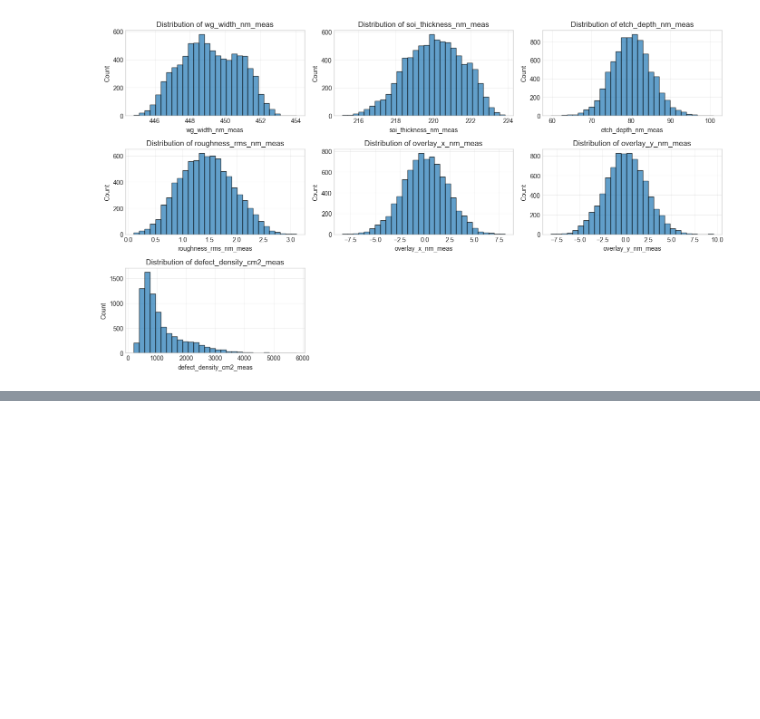
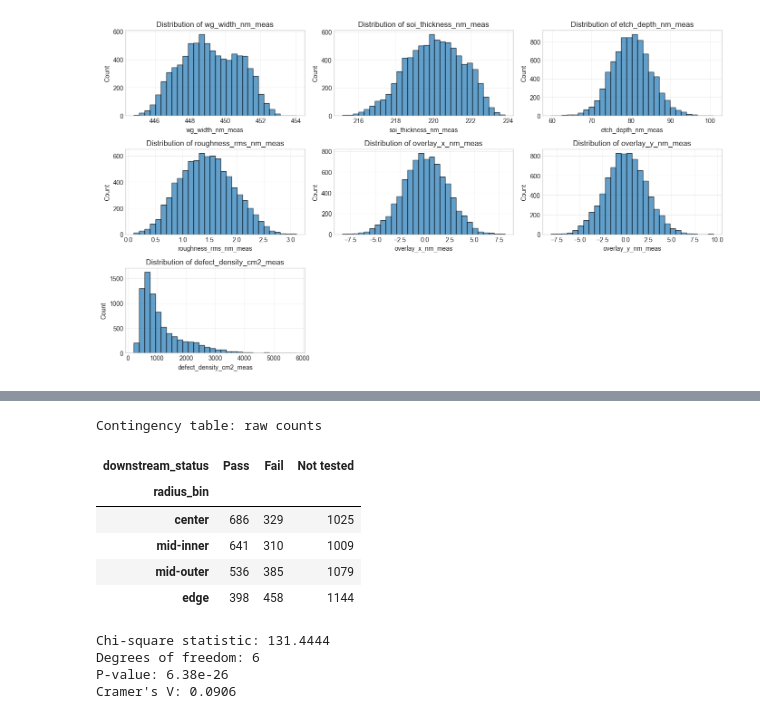
Before and after one commit to Spalding13/Silicon-Photonics-Microring-Performance-Prediction, a Jupyter notebook: notebooks/01_data_eda.ipynb, the cells around one changed output, grey strips where cells are left out. Saved outputs shown, nothing was run; the diff lists cells and outputs as text; code cells hidden in the pictures; blank space fills up the shorter version.

Commit message:
feat: add a small chi-squared hypothesis test section in 01_data_eda.ipynb

```diff
--- a/notebooks/01_data_eda.ipynb
+++ b/notebooks/01_data_eda.ipynb
@@ -739,0 +849,53 @@ This prepares the reader for the next notebook, where the same spatial behavior
+# %%
+from scipy.stats import chi2_contingency
+import numpy as np
+
+df_hyp = df_status.copy()
+
+df_hyp["downstream_status"] = np.select(
+    [
+        df_hyp["test_pass"].eq(1),
+        df_hyp["test_pass"].eq(0),
+        df_hyp["test_pass"].isna(),
+    ],
+    [
+        "Pass",
+        "Fail",
+        "Not tested",
+    ],
+    default="Unknown",
+)
+
+status_order = ["Pass", "Fail", "Not tested"]
+radius_order = ["center", "mid-inner", "mid-outer", "edge"]
+
+contingency = pd.crosstab(
+    df_hyp["radius_bin"],
+    df_hyp["downstream_status"],
+).reindex(index=radius_order, columns=status_order)
+
+print("Contingency table:")
+display(contingency)
+
+chi2_stat, p_value, dof, expected = chi2_contingency(contingency)
+
+n = contingency.to_numpy().sum()
+n_rows, n_cols = contingency.shape
+cramers_v = np.sqrt(chi2_stat / (n * min(n_rows - 1, n_cols - 1)))
+
+print(f"Chi-square statistic: {chi2_stat:.4f}")
+print(f"Degrees of freedom: {dof}")
+print(f"P-value: {p_value:.4g}")
+print(f"Cramer's V: {cramers_v:.4f}")
+# %% [output]
+Contingency table: raw counts
+| downstream_status | Pass | Fail | Not tested |
+| radius_bin |  |  |  |
+| center | 686 | 329 | 1025 |
+| mid-inner | 641 | 310 | 1009 |
+| mid-outer | 536 | 385 | 1079 |
+| edge | 398 | 458 | 1144 |
+Chi-square statistic: 131.4444
+Degrees of freedom: 6
+P-value: 6.38e-26
+Cramer's V: 0.0906
```
Also changed, not shown: parts of 14 cells of this notebook, 1 other file.
